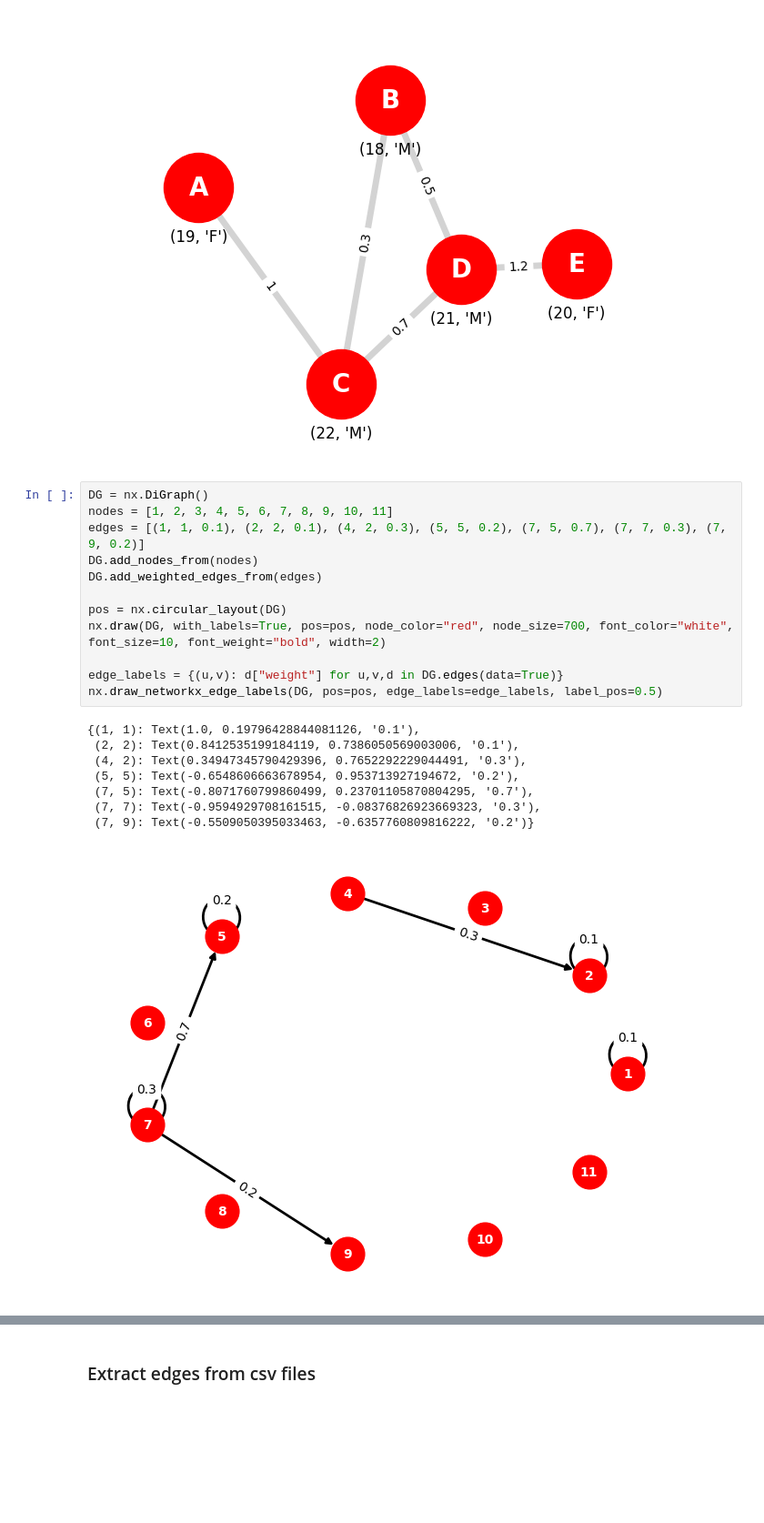
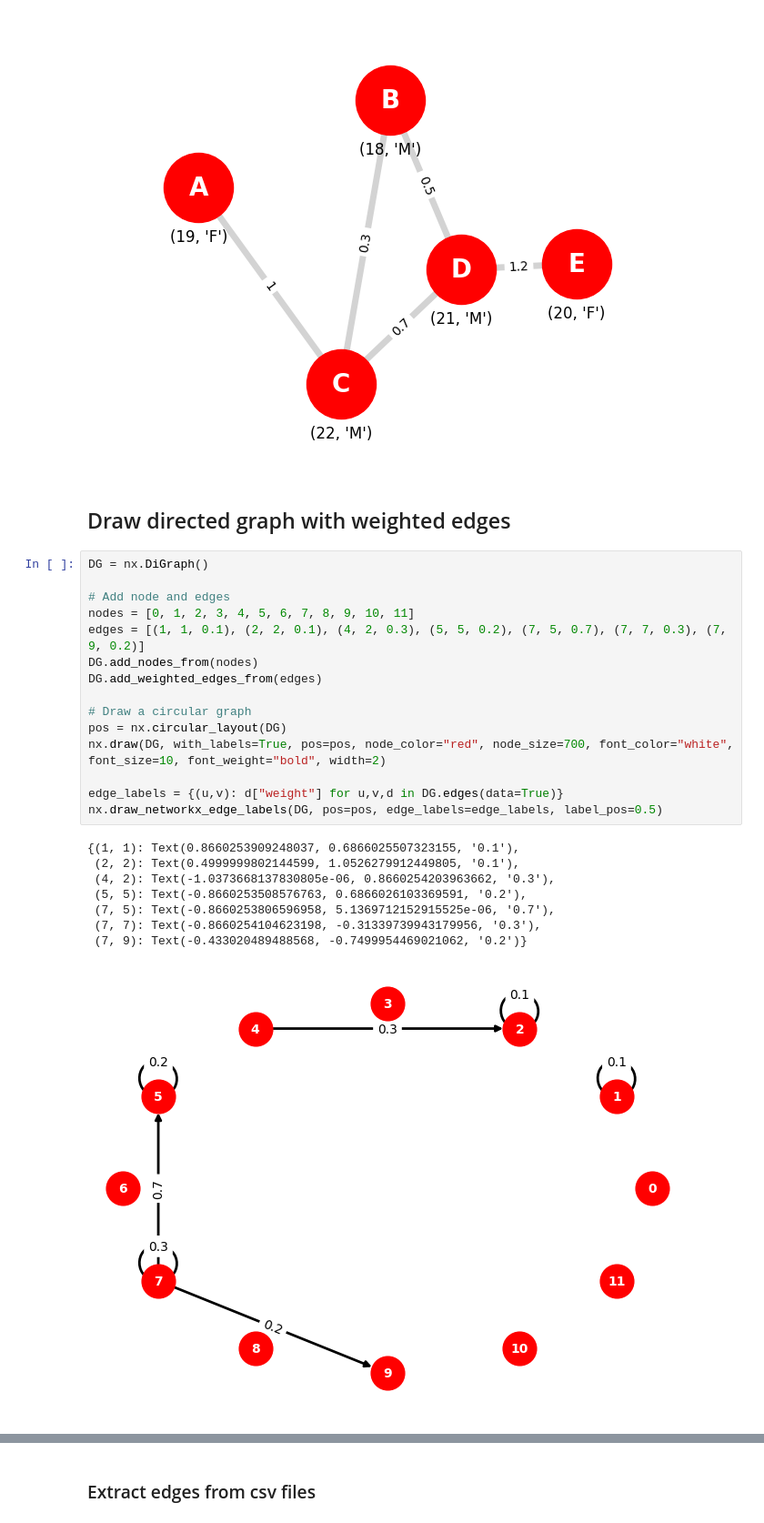
Before and after one commit to dziper/ECE227Tonnetz, a Jupyter notebook: networkx.ipynb, the cells around one changed output, grey strips where cells are left out. Shown: that part at 91% size. Saved outputs shown, nothing was run; the diff lists cells and outputs as text; blank space fills up the shorter version.

```diff
--- a/networkx.ipynb
+++ b/networkx.ipynb
@@ -183,27 +184,32 @@ plt.margins(0.2)
 plt.show()
 # %% [output]
 [figure]
+# %% [markdown]
+## Draw directed graph with weighted edges
 # %%
 DG = nx.DiGraph()
-nodes = [1, 2, 3, 4, 5, 6, 7, 8, 9, 10, 11]
+
+# Add node and edges
+nodes = [0, 1, 2, 3, 4, 5, 6, 7, 8, 9, 10, 11]
 edges = [(1, 1, 0.1), (2, 2, 0.1), (4, 2, 0.3), (5, 5, 0.2), (7, 5, 0.7), (7, 7, 0.3), (7, 9, 0.2)]
 DG.add_nodes_from(nodes)
 DG.add_weighted_edges_from(edges)
 
+# Draw a circular graph
 pos = nx.circular_layout(DG)
 nx.draw(DG, with_labels=True, pos=pos, node_color="red", node_size=700, font_color="white", font_size=10, font_weight="bold", width=2)
 
 edge_labels = {(u,v): d["weight"] for u,v,d in DG.edges(data=True)}
 nx.draw_networkx_edge_labels(DG, pos=pos, edge_labels=edge_labels, label_pos=0.5)
 # %% [output]
-{(1, 1): Text(1.0, 0.19796428844081126, '0.1'),
- (2, 2): Text(0.8412535199184119, 0.7386050569003006, '0.1'),
- (4, 2): Text(0.34947345790429396, 0.7652292229044491, '0.3'),
- (5, 5): Text(-0.6548606663678954, 0.953713927194672, '0.2'),
- (7, 5): Text(-0.8071760799860499, 0.23701105870804295, '0.7'),
- (7, 7): Text(-0.9594929708161515, -0.08376826923669323, '0.3'),
- (7, 9): Text(-0.5509050395033463, -0.6357760809816222, '0.2')}
+{(1, 1): Text(0.8660253909248037, 0.6866025507323155, '0.1'),
+ (2, 2): Text(0.4999999802144599, 1.0526279912449805, '0.1'),
+ (4, 2): Text(-1.0373668137830805e-06, 0.8660254203963662, '0.3'),
+ (5, 5): Text(-0.8660253508576763, 0.6866026103369591, '0.2'),
+ (7, 5): Text(-0.8660253806596958, 5.1369712152915525e-06, '0.7'),
+ (7, 7): Text(-0.8660254104623198, -0.31339739943179956, '0.3'),
+ (7, 9): Text(-0.433020489488568, -0.7499954469021062, '0.2')}
-[figure, old version]
+[figure, new version]
 # %%
 DG.edges, DG.degree, DG.get_edge_data(7, 9)
 # %% [output]
```
Also changed, not shown: parts of 11 cells of this notebook, 1 other file.
